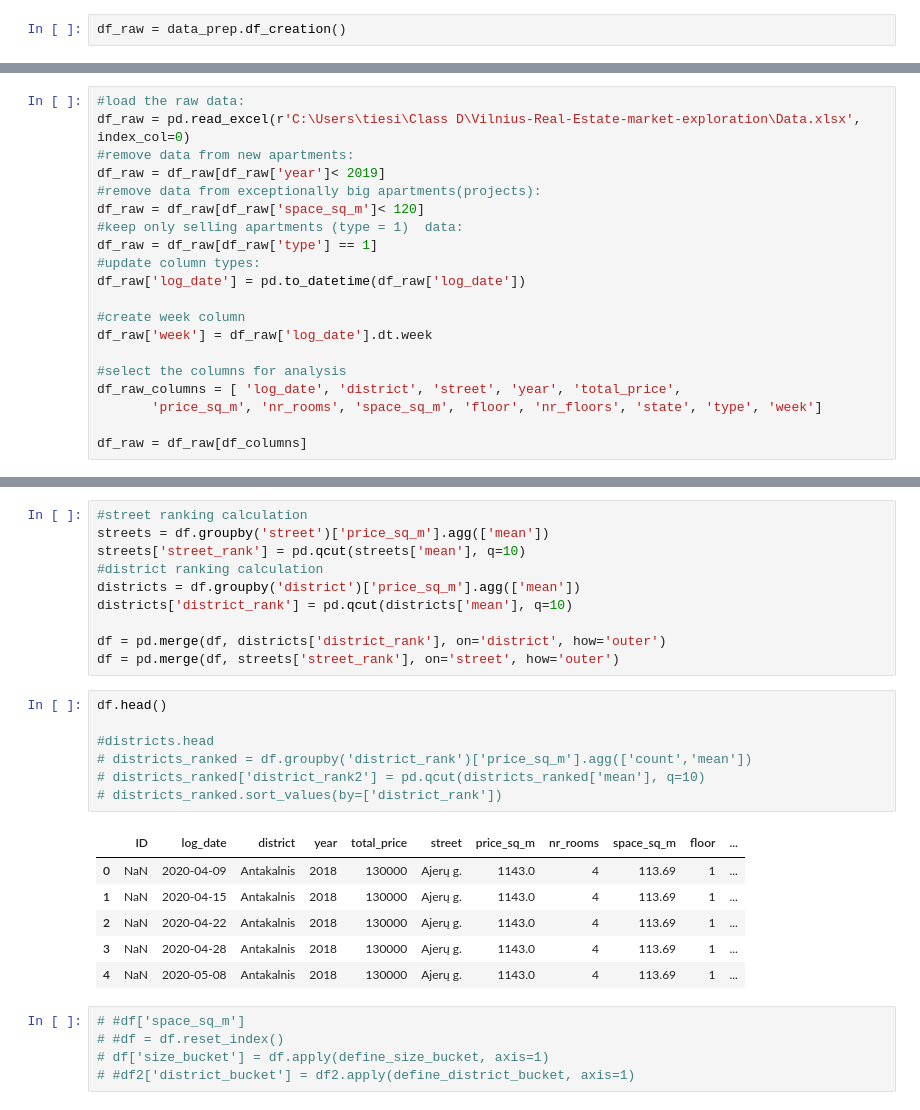
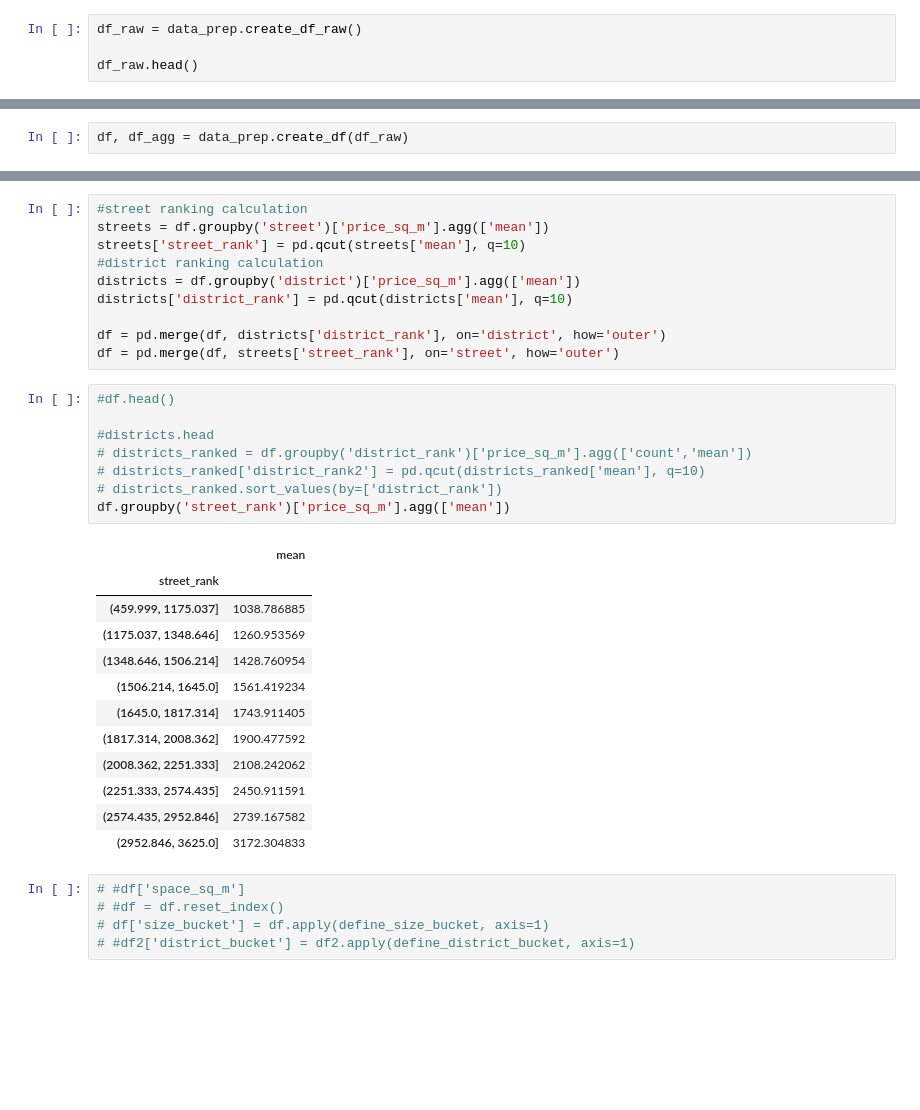
Before and after one commit to LinasJurkauskas/Vilnius-Real-Estate-market-exploration, a Jupyter notebook: Vilnius real estate used apartments' market analysis.ipynb, the cells around one changed output, grey strips where cells are left out. Drawn from its saved outputs; the diff is of its cells as text; blank space fills up the shorter version.

```diff
--- a/Vilnius real estate used apartments' market analysis.ipynb
+++ b/Vilnius real estate used apartments' market analysis.ipynb
@@ -28,5 +29,7 @@ from toai.imports import *
 #import REP_Functions as rf
 import data_prep
 # %%
-df_raw = data_prep.df_creation()
+df_raw = data_prep.create_df_raw()
+
+df_raw.head()
 # %% [output]
@@ -34,20 +42,0 @@ NameError: name 'df' is not defined
-# %%
-#load the raw data:
-df_raw = pd.read_excel(r'C:\Users\tiesi\Class D\Vilnius-Real-Estate-market-exploration\Data.xlsx', index_col=0)
-#remove data from new apartments:
-df_raw = df_raw[df_raw['year']< 2019]
-#remove data from exceptionally big apartments(projects):
-df_raw = df_raw[df_raw['space_sq_m']< 120]
-#keep only selling apartments (type = 1)  data:
-df_raw = df_raw[df_raw['type'] == 1]
-#update column types:
-df_raw['log_date'] = pd.to_datetime(df_raw['log_date'])
-
-#create week column
-df_raw['week'] = df_raw['log_date'].dt.week
-
-#select the columns for analysis
-df_raw_columns = [ 'log_date', 'district', 'street', 'year', 'total_price',
-       'price_sq_m', 'nr_rooms', 'space_sq_m', 'floor', 'nr_floors', 'state', 'type', 'week']
-
-df_raw = df_raw[df_columns]
@@ -186,0 +47,2 @@ quantiles_range
+# %%
+df, df_agg = data_prep.create_df(df_raw)
@@ -296,19 +174,26 @@ districts['district_rank'] = pd.qcut(districts['mean'], q=10)
 df = pd.merge(df, districts['district_rank'], on='district', how='outer')
 df = pd.merge(df, streets['street_rank'], on='street', how='outer')
 # %%
-df.head()
+#df.head()
 
 #districts.head
 # districts_ranked = df.groupby('district_rank')['price_sq_m'].agg(['count','mean'])
 # districts_ranked['district_rank2'] = pd.qcut(districts_ranked['mean'], q=10)
 # districts_ranked.sort_values(by=['district_rank'])
+df.groupby('street_rank')['price_sq_m'].agg(['mean'])
 # %% [output]
-|  | ID | log_date | district | year | total_price | street | price_sq_m | nr_rooms | space_sq_m | floor | ... |
-| 0 | NaN | 2020-04-09 | Antakalnis | 2018 | 130000 | Ajerų g. | 1143.0 | 4 | 113.69 | 1 | ... |
-| 1 | NaN | 2020-04-15 | Antakalnis | 2018 | 130000 | Ajerų g. | 1143.0 | 4 | 113.69 | 1 | ... |
-| 2 | NaN | 2020-04-22 | Antakalnis | 2018 | 130000 | Ajerų g. | 1143.0 | 4 | 113.69 | 1 | ... |
-| 3 | NaN | 2020-04-28 | Antakalnis | 2018 | 130000 | Ajerų g. | 1143.0 | 4 | 113.69 | 1 | ... |
-| 4 | NaN | 2020-05-08 | Antakalnis | 2018 | 130000 | Ajerų g. | 1143.0 | 4 | 113.69 | 1 | ... |
+|  | mean |
+| street_rank |  |
+| (459.999, 1175.037] | 1038.786885 |
+| (1175.037, 1348.646] | 1260.953569 |
+| (1348.646, 1506.214] | 1428.760954 |
+| (1506.214, 1645.0] | 1561.419234 |
+| (1645.0, 1817.314] | 1743.911405 |
+| (1817.314, 2008.362] | 1900.477592 |
+| (2008.362, 2251.333] | 2108.242062 |
+| (2251.333, 2574.435] | 2450.911591 |
+| (2574.435, 2952.846] | 2739.167582 |
+| (2952.846, 3625.0] | 3172.304833 |
 # %%
 # #df['space_sq_m']
 # #df = df.reset_index()
```
Also changed, not shown: parts of 18 cells of this notebook, 1 other file.
